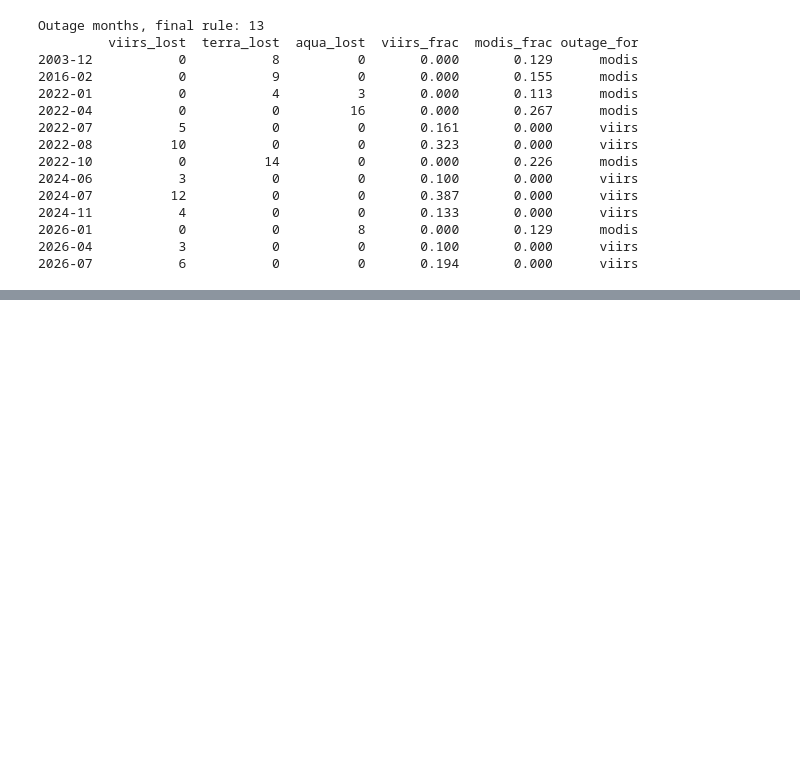
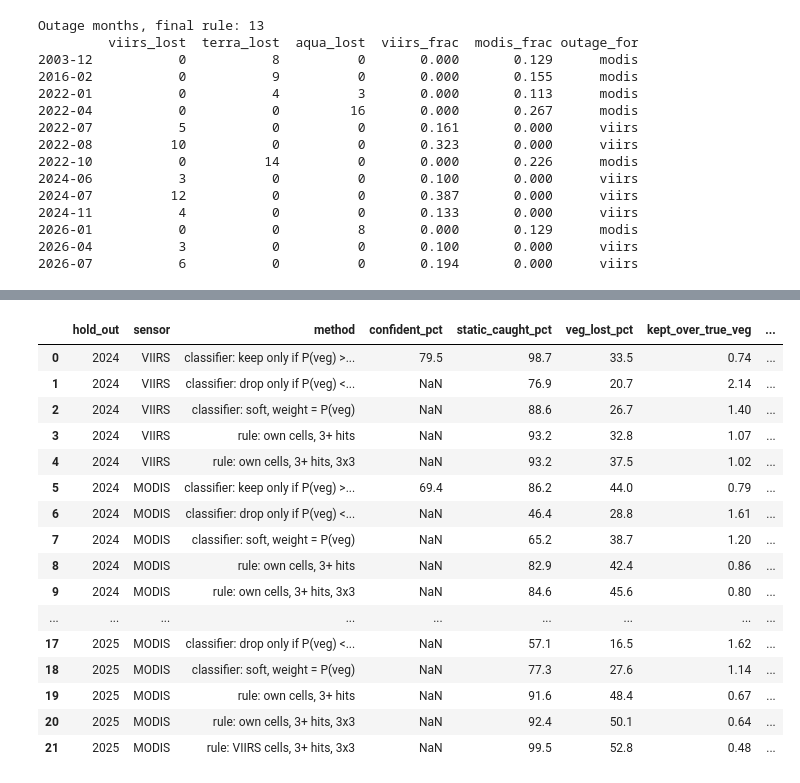
Before and after one commit to BEramZZZ/space-apps-fire, a Jupyter notebook: notebooks/Fromzero.ipynb, the cells around one changed output, grey strips where cells are left out. Cells and saved outputs as stored; diff of their text form; code cells hidden in the pictures; blank space fills up the shorter version.

```diff
--- a/notebooks/Fromzero.ipynb
+++ b/notebooks/Fromzero.ipynb
@@ -458,3 +458,81 @@ print(res.to_string(index=False))
      2025  MODIS       viirs         3        True               99.5          52.8                0.48                 400
      2025  MODIS       viirs        10       False               89.6          46.7                0.72                 400
      2025  MODIS       viirs        10        True               99.3          52.3                0.48                 400
+# %%
+from sklearn.ensemble import HistGradientBoostingClassifier
+
+def key(d):
+    return d["cell_lat"].to_numpy("int64") * 10000 + (d["cell_lon"].to_numpy("int64") + 2000)
+OFFS = np.array([a * 10000 + b for a in (-1, 0, 1) for b in (-1, 0, 1)])
+KNOWN = [0, 2, 3]                                          # 0 vegetation, 2 static land source, 3 offshore
+
+def tables(h):                                             # per-cell counts of labelled static / vegetation rows
+    k = key(h)
+    return (pd.Series(k[h["type"].isin([2, 3]).to_numpy()]).value_counts(),
+            pd.Series(k[(h["type"] == 0).to_numpy()]).value_counts(), max(h["year"].nunique(), 1))
+
+def nb(cnt, k):                                            # sum over the cell and its 8 neighbours
+    return sum(cnt.reindex(k + o).fillna(0).to_numpy() for o in OFFS)
+
+def row_feats(d, own, oth):
+    k = key(d)
+    num = lambda c: pd.to_numeric(d[c], errors="coerce").to_numpy()
+    conf = pd.to_numeric(d["confidence"], errors="coerce")
+    conf = conf.fillna(d["confidence"].astype(str).str.lower().map({"n": 1, "h": 2}))
+    f = {"brightness": num("brightness"), "bright_t31": num("bright_t31"), "frp": num("frp"), "scan": num("scan"),
+         "track": num("track"), "hour": num("acq_time") // 100, "month": d["date"].dt.month.to_numpy(),
+         "day": (d["daynight"].astype(str).str.upper().str[0] == "D").to_numpy() * 1.0,
+         "aqua": (d["satellite"].astype(str).str.upper().str[0] == "A").to_numpy() * 1.0, "conf": conf.to_numpy()}
+    for pre, (st, vg, ny) in (("o_", own), ("v_", oth)):   # history rates per year: own sensor, and VIIRS (more labels)
+        f[pre + "st"], f[pre + "vg"] = st.reindex(k).fillna(0).to_numpy() / ny, vg.reindex(k).fillna(0).to_numpy() / ny
+        f[pre + "stnb"], f[pre + "vgnb"] = nb(st, k) / ny, nb(vg, k) / ny
+    return pd.DataFrame(f)
+
+def static_keys(h, min_hits, dilate):                      # the lookup rule from cell 14
+    cnt = pd.Series(key(h[h["type"].isin([2, 3])])).value_counts()
+    kk = cnt[cnt >= min_hits].index.to_numpy()
+    return np.unique((kk[:, None] + OFFS[None, :]).ravel()) if dilate else kk
+
+def metr(w, isveg):                                        # w = how much of each row we keep (0 to 1)
+    return dict(static_caught_pct=round(100 * (1 - w[~isveg].mean()), 1), veg_lost_pct=round(100 * (1 - w[isveg].mean()), 1),
+                kept_over_true_veg=round(float(w.sum()) / max(int(isveg.sum()), 1), 2))
+
+rows, calib = [], []
+for hold in (2024, 2025):
+    vlab = viirs[(viirs["year"] < hold) & viirs["type"].isin(KNOWN)]
+    for sensor, d, a, b in (("VIIRS", viirs, f"{hold}-08-01", f"{hold}-11-02"), ("MODIS", modis, f"{hold}-09-01", f"{hold}-11-06")):
+        lab = d[(d["year"] < hold) & d["type"].isin(KNOWN)]
+        test = d[(d["date"] >= a) & (d["date"] <= b) & d["type"].isin(KNOWN)]
+        Xs, ys = [], []
+        for y in sorted(lab["year"].unique()):             # leave-one-year-out: a row's own year is never in its history
+            h_own, h_v, ty = lab[lab["year"] != y], vlab[vlab["year"] != y], lab[lab["year"] == y]
+            if h_own.empty: continue
+            Xs.append(row_feats(ty, tables(h_own), tables(h_v))); ys.append((ty["type"] == 0).to_numpy())
+        X, y_ = pd.concat(Xs, ignore_index=True), np.concatenate(ys)
+        if len(X) > 400_000:
+            idx = np.random.default_rng(0).choice(len(X), 400_000, replace=False); X, y_ = X.iloc[idx], y_[idx]
+        clf = HistGradientBoostingClassifier(max_iter=200, learning_rate=0.1, max_leaf_nodes=31, random_state=0).fit(X, y_)
+        p = clf.predict_proba(row_feats(test, tables(lab), tables(vlab)))[:, 1]       # P(vegetation)
+        isveg = (test["type"] == 0).to_numpy()
+
+        conf_pct = round(100 * float((np.maximum(p, 1 - p) >= 0.9).mean()), 1)
+        out = {"classifier: keep only if P(veg) >= 0.9": (p >= 0.9) * 1.0,
+               "classifier: drop only if P(veg) <= 0.1": (p > 0.1) * 1.0,
+               "classifier: soft, weight = P(veg)": p}
+        rules = [("rule: own cells, 3+ hits", lab, 3, False), ("rule: own cells, 3+ hits, 3x3", lab, 3, True)]
+        if sensor == "MODIS": rules.append(("rule: VIIRS cells, 3+ hits, 3x3", vlab, 3, True))
+        for name, h, mh, dil in rules:
+            out[name] = (~np.isin(key(test), static_keys(h, mh, dil))) * 1.0
+        for name, w in out.items():
+            rows.append(dict(hold_out=hold, sensor=sensor, method=name,
+                             confident_pct=conf_pct if name.startswith("classifier: keep") else np.nan, **metr(w, isveg),
+                             true_veg_rows=int(isveg.sum())))
+        bins = pd.cut(p, [0, .1, .5, .9, 1.000001], right=False)
+        c = pd.DataFrame({"bin": bins, "veg": isveg}).groupby("bin", observed=False)["veg"].agg(rows="size", actual_veg_pct=lambda s: round(100 * s.mean(), 1) if len(s) else np.nan)
+        calib.append(c.reset_index().assign(hold_out=hold, sensor=sensor))
+
+print("A. does the classifier beat the lookup rule? (all numbers in rows, on the Aug-Nov window with hidden labels)")
+display(pd.DataFrame(rows).round(2))
+print("\nB. is it really right when it says 90%?  (P(veg) bins vs what the rows truly were)")
+display(pd.concat(calib)[["hold_out", "sensor", "bin", "rows", "actual_veg_pct"]])
+# %% [output]
@@ -460,0 +540,17 @@ print(res.to_string(index=False))
+|  | hold_out | sensor | method | confident_pct | static_caught_pct | veg_lost_pct | kept_over_true_veg | ... |
+| 0 | 2024 | VIIRS | classifier: keep only if P(veg) >... | 79.5 | 98.7 | 33.5 | 0.74 | ... |
+| 1 | 2024 | VIIRS | classifier: drop only if P(veg) <... | NaN | 76.9 | 20.7 | 2.14 | ... |
+| 2 | 2024 | VIIRS | classifier: soft, weight = P(veg) | NaN | 88.6 | 26.7 | 1.40 | ... |
+| 3 | 2024 | VIIRS | rule: own cells, 3+ hits | NaN | 93.2 | 32.8 | 1.07 | ... |
+| 4 | 2024 | VIIRS | rule: own cells, 3+ hits, 3x3 | NaN | 93.2 | 37.5 | 1.02 | ... |
+| 5 | 2024 | MODIS | classifier: keep only if P(veg) >... | 69.4 | 86.2 | 44.0 | 0.79 | ... |
+| 6 | 2024 | MODIS | classifier: drop only if P(veg) <... | NaN | 46.4 | 28.8 | 1.61 | ... |
+| 7 | 2024 | MODIS | classifier: soft, weight = P(veg) | NaN | 65.2 | 38.7 | 1.20 | ... |
+| 8 | 2024 | MODIS | rule: own cells, 3+ hits | NaN | 82.9 | 42.4 | 0.86 | ... |
+| 9 | 2024 | MODIS | rule: own cells, 3+ hits, 3x3 | NaN | 84.6 | 45.6 | 0.80 | ... |
+| ... | ... | ... | ... | ... | ... | ... | ... | ... |
+| 17 | 2025 | MODIS | classifier: drop only if P(veg) <... | NaN | 57.1 | 16.5 | 1.62 | ... |
+| 18 | 2025 | MODIS | classifier: soft, weight = P(veg) | NaN | 77.3 | 27.6 | 1.14 | ... |
+| 19 | 2025 | MODIS | rule: own cells, 3+ hits | NaN | 91.6 | 48.4 | 0.67 | ... |
+| 20 | 2025 | MODIS | rule: own cells, 3+ hits, 3x3 | NaN | 92.4 | 50.1 | 0.64 | ... |
+| 21 | 2025 | MODIS | rule: VIIRS cells, 3+ hits, 3x3 | NaN | 99.5 | 52.8 | 0.48 | ... |
```
Also changed, not shown: parts of 1 cell of this notebook.
